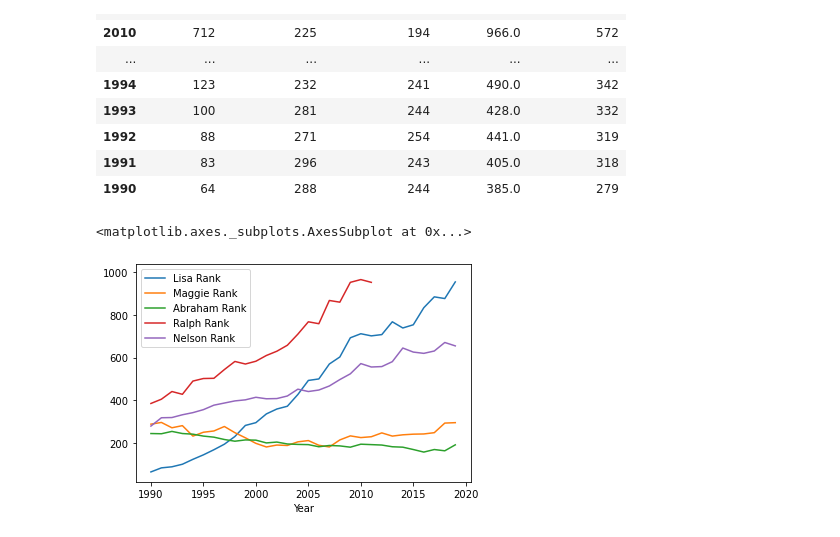
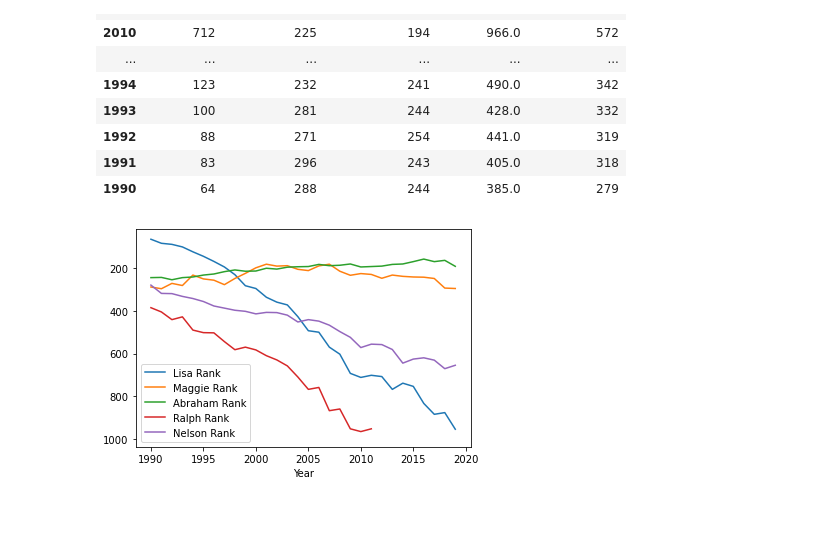
Before and after one commit to slobanwala1/Excellent-Simpsons-Analysis, a Jupyter notebook: names.ipynb, the cells around one changed output. Cells and saved outputs as stored; diff of their text form; code cells hidden in the pictures.

Commit message:
Updated graph to invert y-axis

```diff
--- a/names.ipynb
+++ b/names.ipynb
@@ -107,7 +107,6 @@ names_merged
 | 1991 | 83 | 296 | 243 | 405.0 | 318 |
 | 1990 | 64 | 288 | 244 | 385.0 | 279 |
 # %%
-names_merged.plot.line()
+names_merged.plot.line().invert_yaxis()
 # %% [output]
-<matplotlib.axes._subplots.AxesSubplot at 0x...>
-[figure, old version]
+[figure, new version]
```
